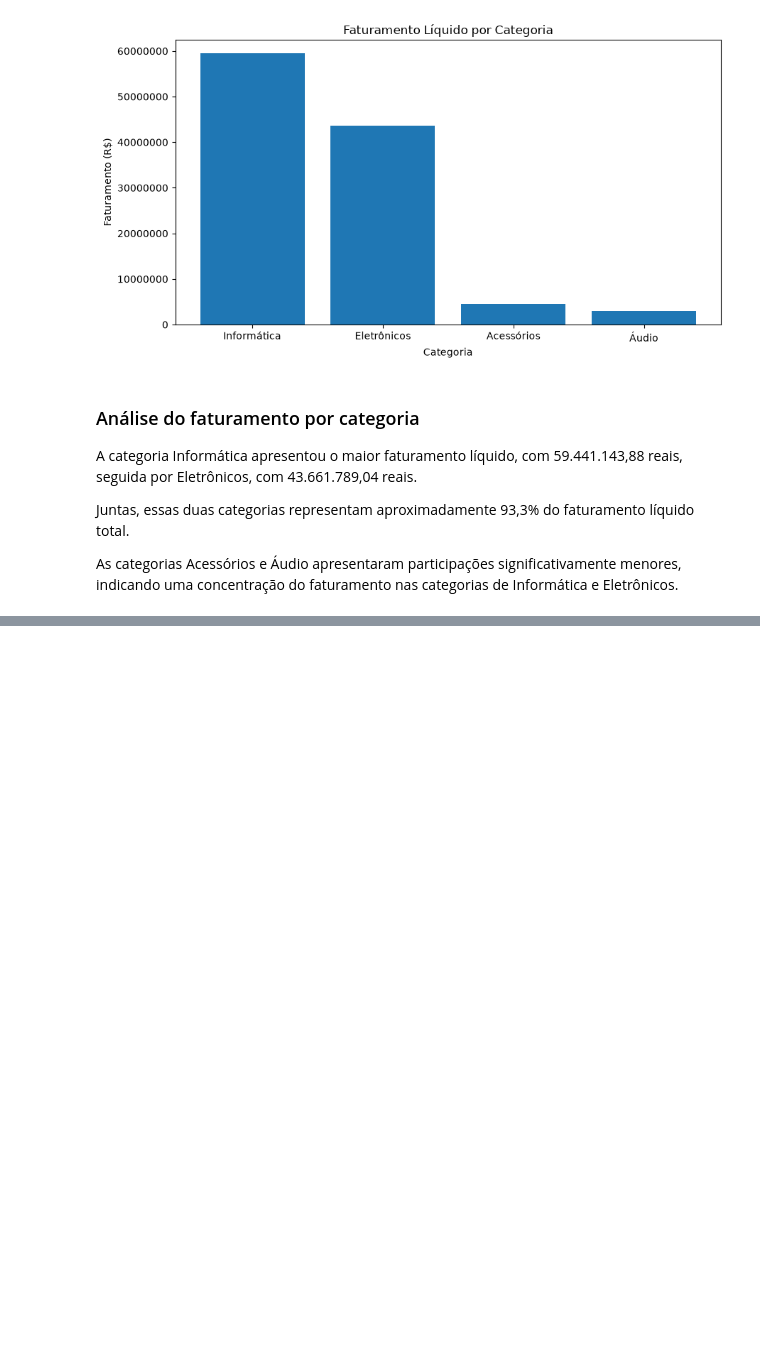
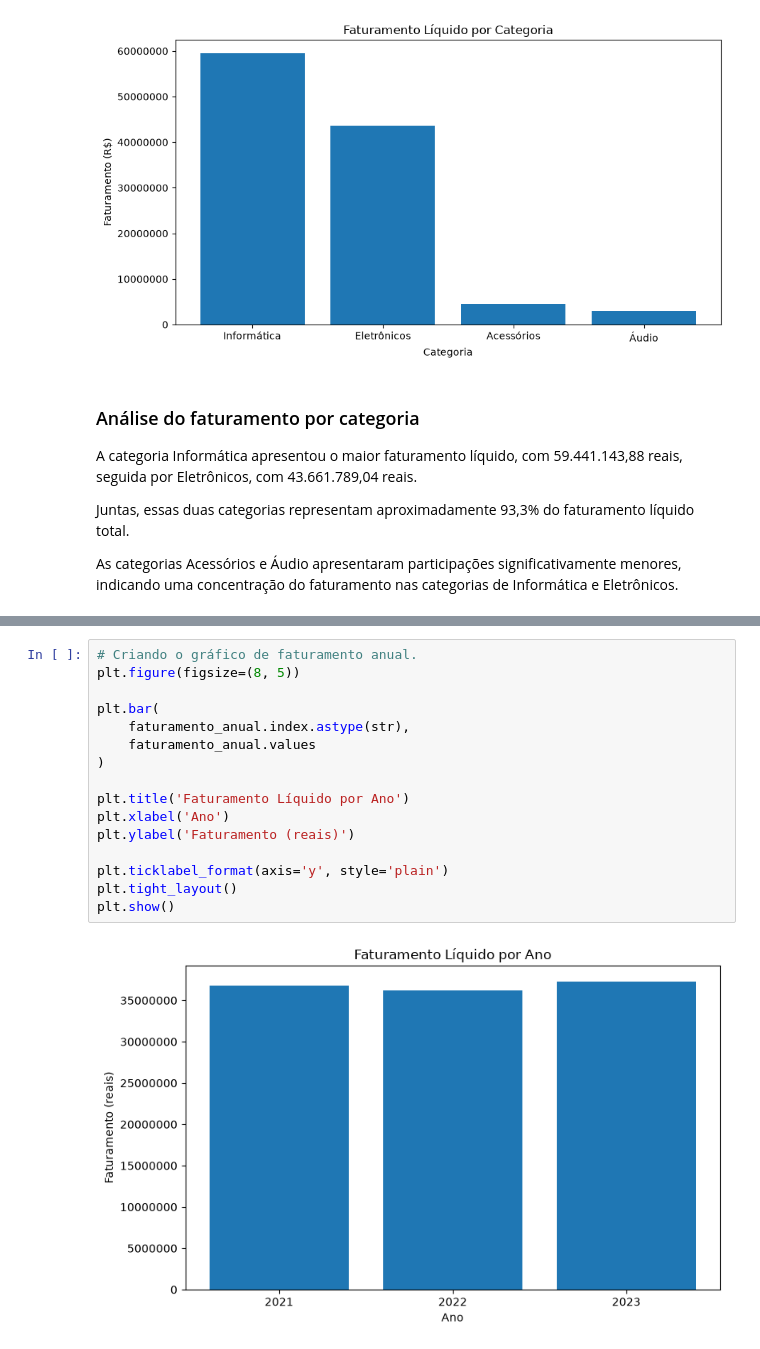
Before and after one commit to Wendel-454/projeto_final, a Jupyter notebook: projeto_final/Script_projeto_final.ipynb, the cells around one changed output, grey strips where cells are left out. Cells and saved outputs as stored; diff of their text form; blank space fills up the shorter version.

```diff
--- a/projeto_final/Script_projeto_final.ipynb
+++ b/projeto_final/Script_projeto_final.ipynb
@@ -504,0 +579,18 @@ As categorias Acessórios e Áudio apresentaram participações significativamen
+# %%
+# Criando o gráfico de faturamento anual.
+plt.figure(figsize=(8, 5))
+
+plt.bar(
+    faturamento_anual.index.astype(str),
+    faturamento_anual.values
+)
+
+plt.title('Faturamento Líquido por Ano')
+plt.xlabel('Ano')
+plt.ylabel('Faturamento (reais)')
+
+plt.ticklabel_format(axis='y', style='plain')
+plt.tight_layout()
+plt.show()
+# %% [output]
+[figure, added]
```
Also changed, not shown: parts of 8 cells of this notebook.
